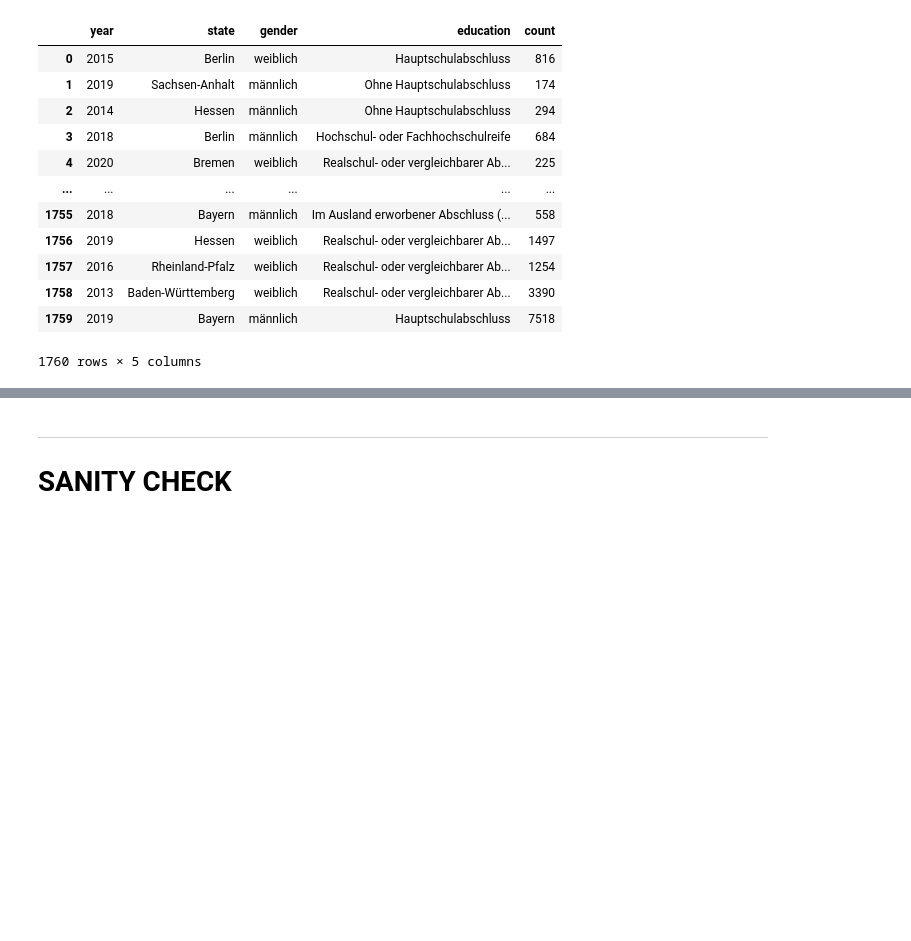
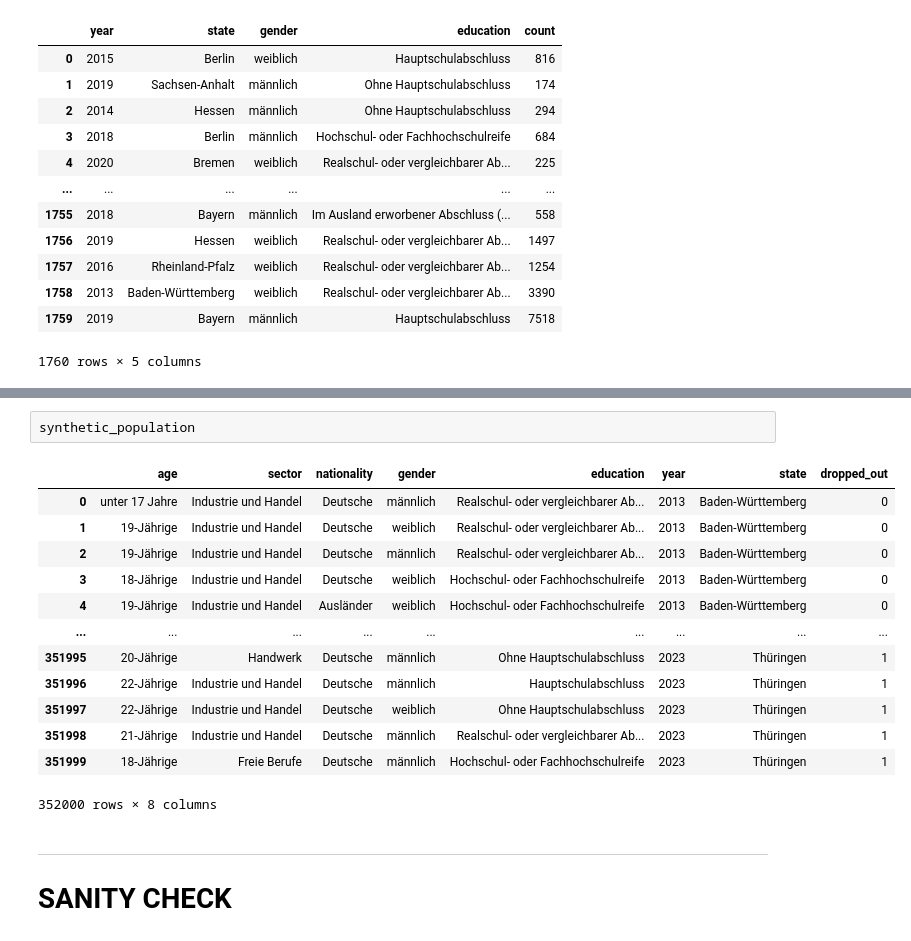
Before and after one commit to tpyrogova/FinApprenticeship, a Jupyter notebook: notebooks/synthetic_population.ipynb, the cells around one changed output, grey strips where cells are left out. Saved outputs shown, nothing was run; the diff lists cells and outputs as text; blank space fills up the shorter version.

```diff
--- a/notebooks/synthetic_population.ipynb
+++ b/notebooks/synthetic_population.ipynb
@@ -512,3 +717,19 @@ memory usage: 18.6+ MB
+# %%
+synthetic_population
+# %% [output]
+|  | age | sector | nationality | gender | education | year | state | dropped_out |
+| 0 | unter 17 Jahre | Industrie und Handel | Deutsche | männlich | Realschul- oder vergleichbarer Ab... | 2013 | Baden-Württemberg | 0 |
+| 1 | 19-Jährige | Industrie und Handel | Deutsche | weiblich | Realschul- oder vergleichbarer Ab... | 2013 | Baden-Württemberg | 0 |
+| 2 | 19-Jährige | Industrie und Handel | Deutsche | männlich | Realschul- oder vergleichbarer Ab... | 2013 | Baden-Württemberg | 0 |
+| 3 | 18-Jährige | Industrie und Handel | Deutsche | weiblich | Hochschul- oder Fachhochschulreife | 2013 | Baden-Württemberg | 0 |
+| 4 | 19-Jährige | Industrie und Handel | Ausländer | weiblich | Hochschul- oder Fachhochschulreife | 2013 | Baden-Württemberg | 0 |
+| ... | ... | ... | ... | ... | ... | ... | ... | ... |
+| 351995 | 20-Jährige | Handwerk | Deutsche | männlich | Ohne Hauptschulabschluss | 2023 | Thüringen | 1 |
+| 351996 | 22-Jährige | Industrie und Handel | Deutsche | männlich | Hauptschulabschluss | 2023 | Thüringen | 1 |
+| 351997 | 22-Jährige | Industrie und Handel | Deutsche | weiblich | Ohne Hauptschulabschluss | 2023 | Thüringen | 1 |
+| 351998 | 21-Jährige | Industrie und Handel | Deutsche | männlich | Realschul- oder vergleichbarer Ab... | 2023 | Thüringen | 1 |
+| 351999 | 18-Jährige | Freie Berufe | Deutsche | männlich | Hochschul- oder Fachhochschulreife | 2023 | Thüringen | 1 |
+352000 rows × 8 columns
 # %% [markdown]
 ***
 # SANITY CHECK
```
Also changed, not shown: parts of 11 cells of this notebook.
